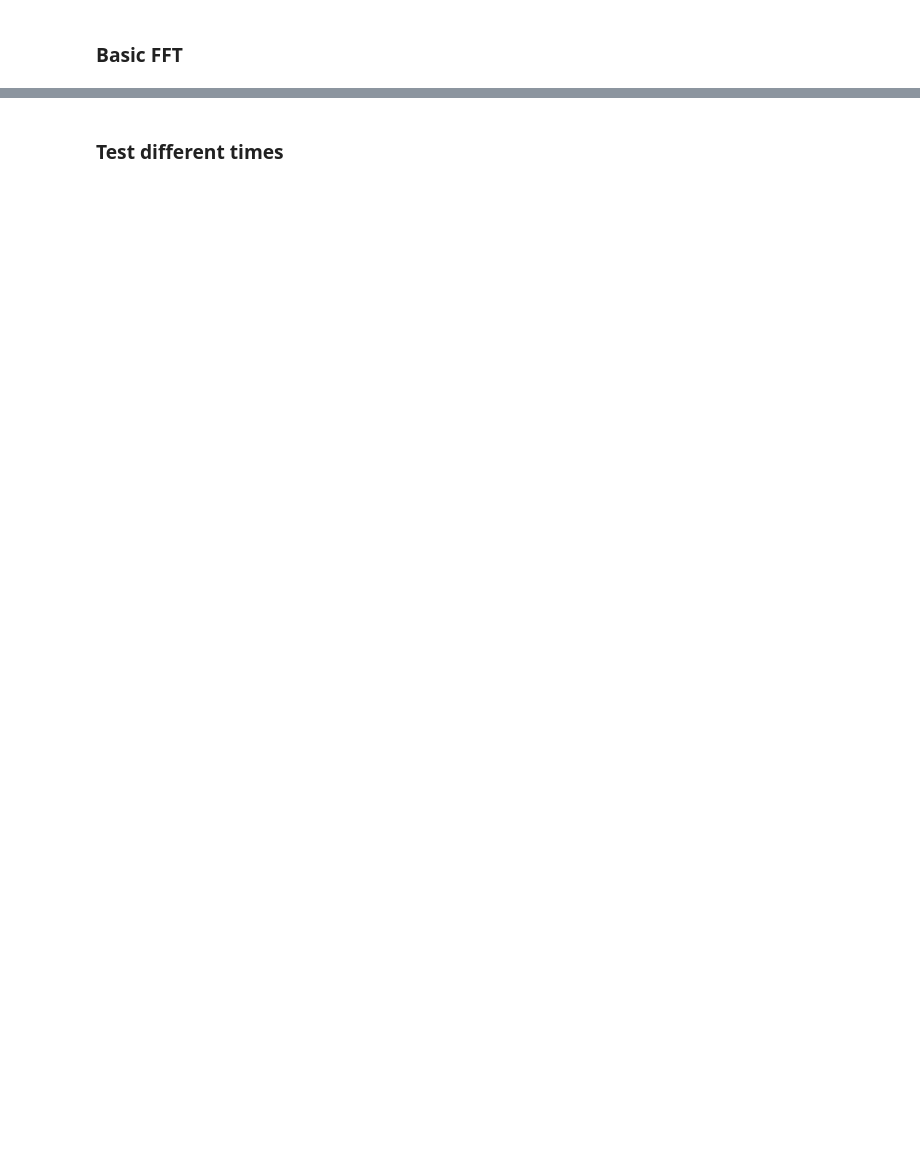
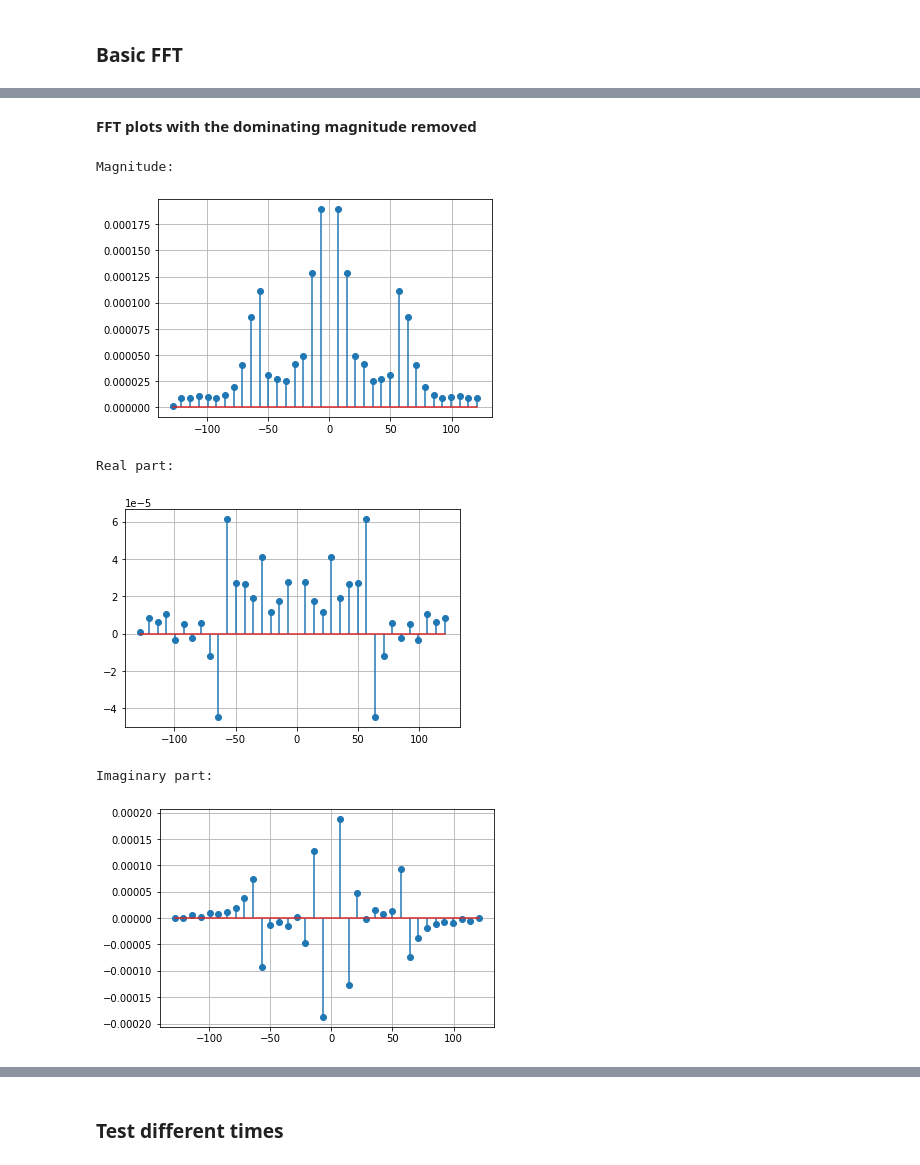
Before and after one commit to konradszewczyk/machine-perception, a Jupyter notebook: analysis_bdf.ipynb, the cells around one changed output, grey strips where cells are left out. Drawn from its saved outputs; the diff is of its cells as text; code cells hidden in the pictures; blank space fills up the shorter version.

```diff
--- a/analysis_bdf.ipynb
+++ b/analysis_bdf.ipynb
@@ -453,3 +483,27 @@ Imaginary part:
+# %% [markdown]
+**FFT plots with the dominating magnitude removed**
+# %%
+print("Magnitude:")
+plt.stem(plot_x[1:], np.abs(plot_y[0,0,1:]), use_line_collection=True)
+plt.grid()
+plt.show()
+
+print("Real part:")
+plt.stem(plot_x[1:], np.real(plot_y[0,0,1:]), use_line_collection=True)
+plt.grid()
+plt.show()
+
+print("Imaginary part:")
+plt.stem(plot_x[1:], np.imag(plot_y[0,0,1:]), use_line_collection=True)
+plt.grid()
+plt.show()
+# %% [output]
+Magnitude:
+[figure, added]
+Real part:
+[figure, added]
+Imaginary part:
+[figure, added]
 # %%
 fft_X = np.fft.fft(X)
 # concatenate real and imaginary parts
```
Also changed, not shown: parts of 18 cells of this notebook.
